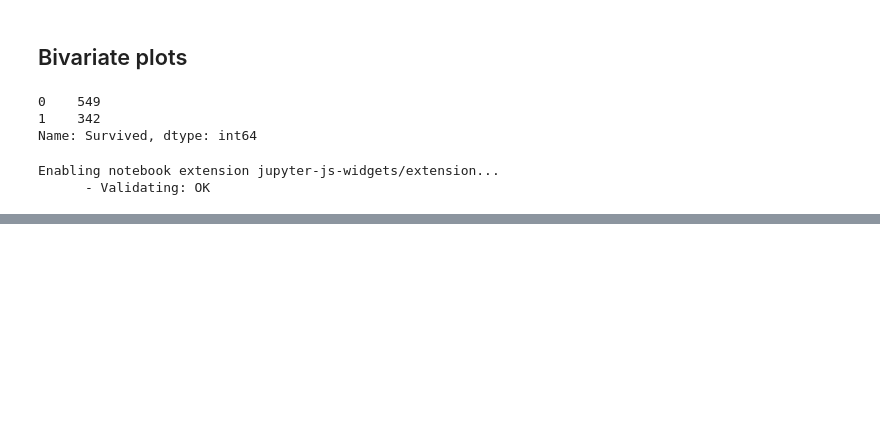
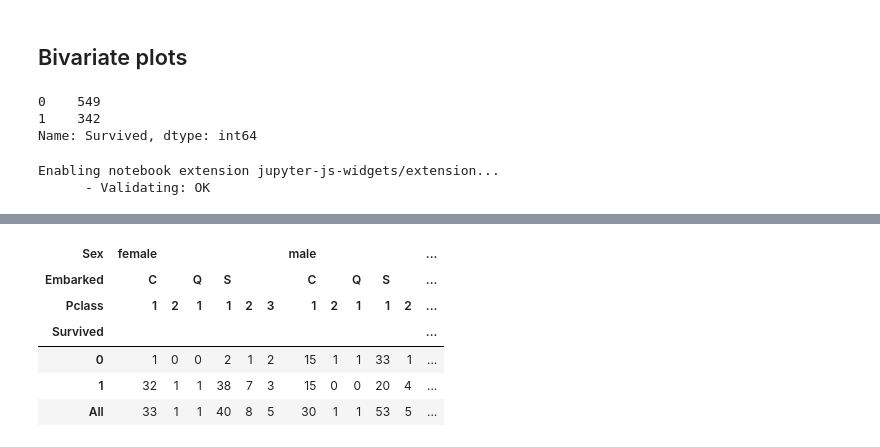
Before and after one commit to edoardovivo/MLAutoEDA, a Jupyter notebook: AutoEDA.ipynb, the cells around one changed output, grey strips where cells are left out. Cells and saved outputs as stored; diff of their text form; code cells hidden in the pictures; blank space fills up the shorter version.

```diff
--- a/AutoEDA.ipynb
+++ b/AutoEDA.ipynb
@@ -180,0 +227,11 @@ eda.two_numerical_vs_numerical(dataframe, column_num1, column_num2, column_num3,
+# %%
+pd.crosstab(dataframe["Survived"], [dataframe["Sex"], dataframe["Embarked"], dataframe["Pclass"]],
+           margins=True)
+# %% [output]
+| Sex | female |  |  |  |  |  | male |  |  |  |  | ... |
+| Embarked | C |  | Q | S |  |  | C |  | Q | S |  | ... |
+| Pclass | 1 | 2 | 1 | 1 | 2 | 3 | 1 | 2 | 1 | 1 | 2 | ... |
+| Survived |  |  |  |  |  |  |  |  |  |  |  | ... |
+| 0 | 1 | 0 | 0 | 2 | 1 | 2 | 15 | 1 | 1 | 33 | 1 | ... |
+| 1 | 32 | 1 | 1 | 38 | 7 | 3 | 15 | 0 | 0 | 20 | 4 | ... |
+| All | 33 | 1 | 1 | 40 | 8 | 5 | 30 | 1 | 1 | 53 | 5 | ... |
```
Also changed, not shown: parts of 15 cells of this notebook, 2 other files.
